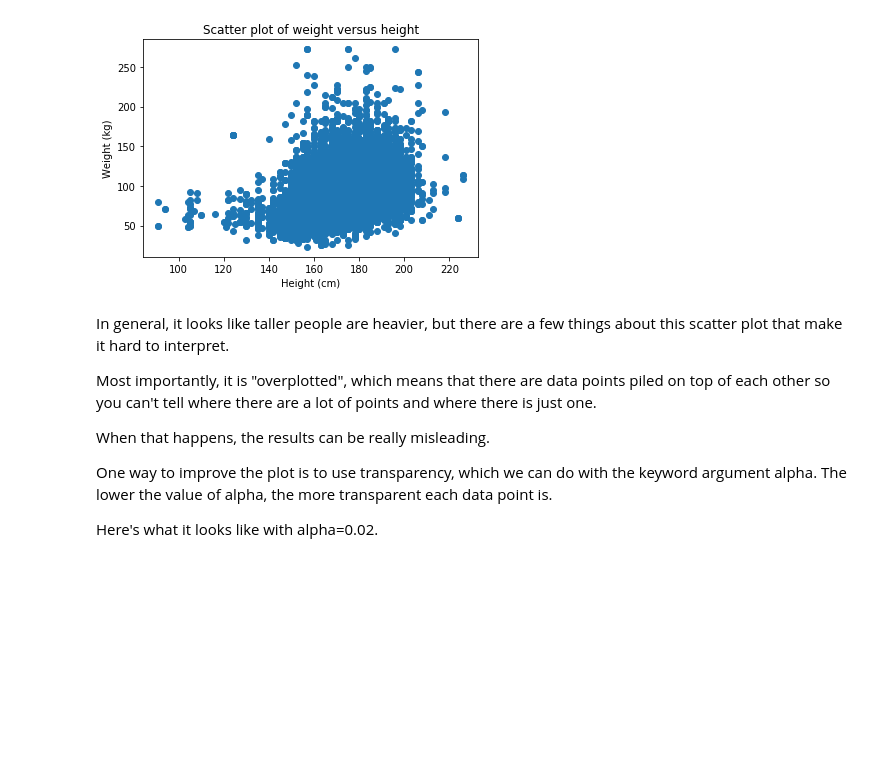
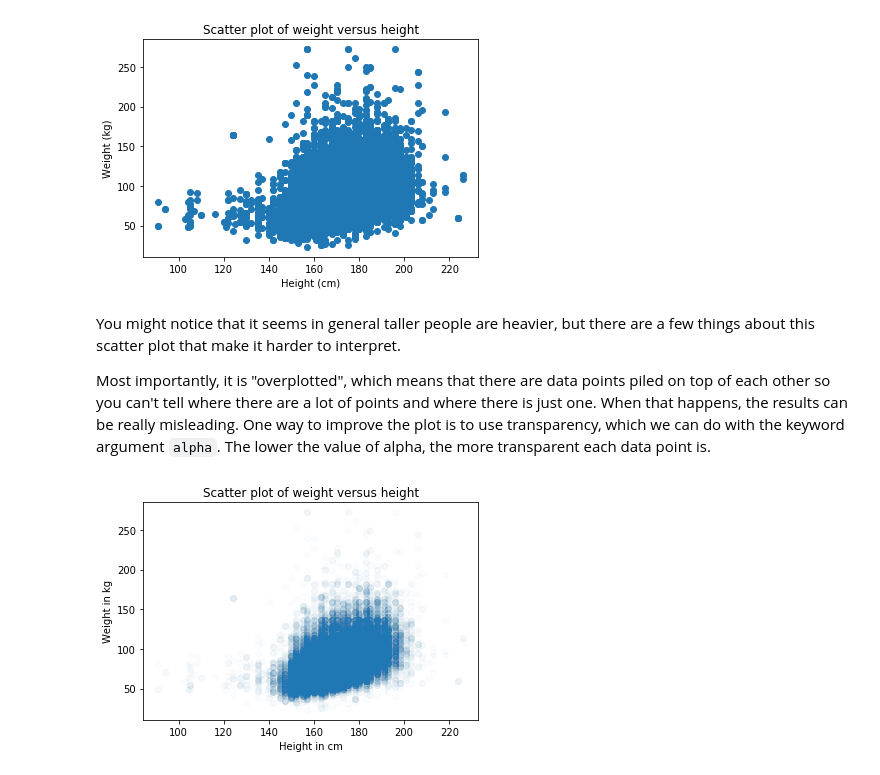
Before and after one commit to nishantsule/Data-Visualization-Workshop, a Jupyter notebook: Data-Viz-FundamentalsReview.ipynb, the cells around one changed output. Drawn from its saved outputs; the diff is of its cells as text; code cells hidden in the pictures; blank space fills up the shorter version.

```diff
--- a/Data-Viz-FundamentalsReview.ipynb
+++ b/Data-Viz-FundamentalsReview.ipynb
@@ -395,12 +395,15 @@ plt.show()
 # %% [output]
 [figure]
 # %% [markdown]
-In general, it looks like taller people are heavier, but there are a few things about this scatter plot that make it hard to interpret.
+You might notice that it seems in general taller people are heavier, but there are a few things about this scatter plot that make it harder to interpret.
 
-Most importantly, it is "overplotted", which means that there are data points piled on top of each other so you can't tell where there are a lot of points and where there is just one.
-
-When that happens, the results can be really misleading.
-
-One way to improve the plot is to use transparency, which we can do with the keyword argument alpha. The lower the value of alpha, the more transparent each data point is.
-
-Here's what it looks like with alpha=0.02.
+Most importantly, it is "overplotted", which means that there are data points piled on top of each other so you can't tell where there are a lot of points and where there is just one. When that happens, the results can be really misleading.
+One way to improve the plot is to use transparency, which we can do with the keyword argument `alpha`. The lower the value of alpha, the more transparent each data point is.
+# %%
+plt.plot(height, weight, marker='o', linestyle='', alpha=0.02)
+plt.xlabel('Height in cm')
+plt.ylabel('Weight in kg')
+plt.title('Scatter plot of weight versus height')
+plt.show()
+# %% [output]
+[figure, added]
```
Also changed, not shown: parts of 13 cells of this notebook.
